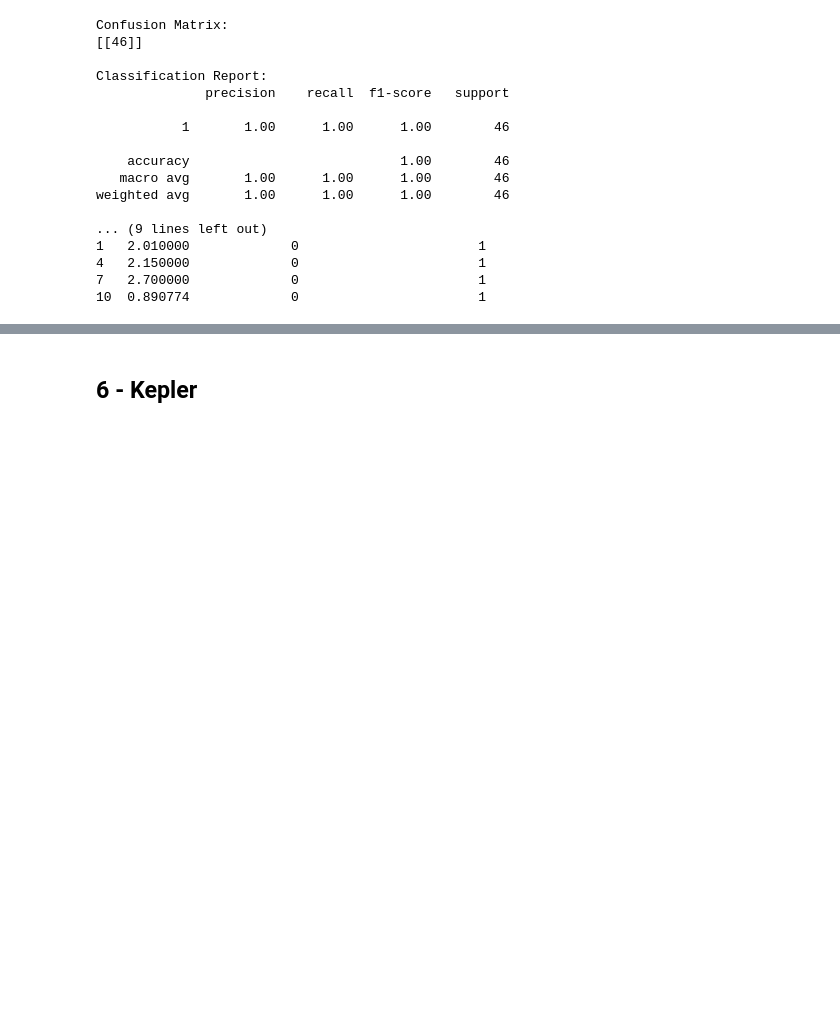
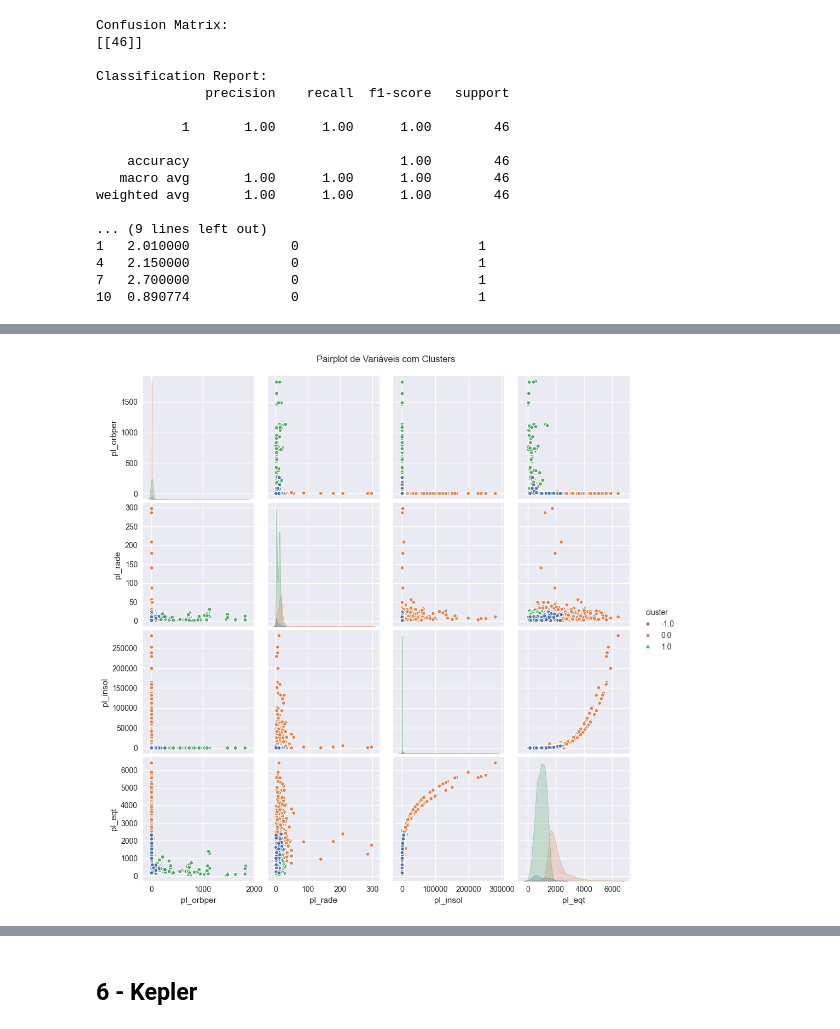
Before and after one commit to albertoseleto/exoplanets-classifier, a Jupyter notebook: thesis.ipynb, the cells around one changed output, grey strips where cells are left out. Drawn from its saved outputs; the diff is of its cells as text; code cells hidden in the pictures; blank space fills up the shorter version.

Commit message:
kmeans model upgrades

```diff
--- a/thesis.ipynb
+++ b/thesis.ipynb
@@ -863,0 +839,85 @@ Name: count, dtype: int64
+# %%
+import pandas as pd
+import numpy as np
+from sklearn.preprocessing import StandardScaler
+from sklearn.cluster import KMeans
+import matplotlib.pyplot as plt
+import seaborn as sns
+from itertools import combinations
+
+# Supondo que df_tess_ml e df_tess_confirmed já estejam definidos e pré-processados
+columns_to_use = [
+    'pl_orbper',      # Período Orbital do Planeta [dias]
+    'pl_rade',        # Raio do Planeta [R_Terra]
+    'pl_insol',       # Insolação do Planeta [fluxo da Terra]
+    'pl_eqt',         # Temperatura de Equilíbrio do Planeta [K]
+
+]
+
+# Concatenar os dados
+df_tess_ml = df_filter_tess_2[columns_to_use].dropna()
+df_tess_ml['soltype'] = np.nan
+df_tess_confirmed2 = df_tess_confirmed[columns_to_use + ['soltype']].dropna()
+df_combined = pd.concat([df_tess_ml, df_tess_confirmed2], ignore_index=True)
+
+# Adicionar rótulos reais aos dados combinados
+df_combined['is_exoplanet'] = df_combined['soltype'].apply(lambda x: 1 if x == 'Published Confirmed' else 0)
+print(df_combined['is_exoplanet'].value_counts())
+
+# Escalar as características
+scaler = StandardScaler()
+X_scaled = scaler.fit_transform(df_combined[columns_to_use])
+
+# Aplicar K-Means clustering apenas nas linhas que têm soltype como NaN (dados de df_tess_ml)
+kmeans = KMeans(n_clusters=2, random_state=42)
+df_combined.loc[df_combined['soltype'].isna(), 'cluster'] = kmeans.fit_predict(X_scaled[df_combined['soltype'].isna()])
+
+# Adicionar os clusters ao df_tess_ml e df_tess_confirmed
+df_tess_ml['cluster'] = df_combined.loc[df_combined['soltype'].isna(), 'cluster'].values
+df_tess_confirmed2['cluster'] = -1  # Usar um valor distinto para os confirmados
+
+# Concatenar novamente para visualização
+df_visualization = pd.concat([df_tess_ml, df_tess_confirmed2], ignore_index=True)
+
+# Garantir que a coluna 'is_exoplanet' esteja presente no DataFrame de visualização
+df_visualization['is_exoplanet'] = df_combined['is_exoplanet']
+print(df_visualization['cluster'].value_counts())
+'''
+# Gerar gráficos separados para cada par de variáveis
+for (col1, col2) in combinations(columns_to_use, 2):
+    plt.figure(figsize=(8, 6))
+    sns.scatterplot(
+        data=df_visualization,
+        x=col1,
+        y=col2,
+        hue='cluster',
+        style='cluster',
+        markers={-1: '.', 0: '.', 1: '.'},
+        palette='deep',
+        s=100
+    )
+    plt.title(f'{col1} vs {col2}')
+    plt.xlabel(col1)
+    plt.ylabel(col2)
+    plt.legend(title='Cluster / Exoplaneta Confirmado')
+    plt.show()
+'''
+
+# Configurar os marcadores para os clusters
+markers = { -1: '.', 0: '.', 1: '.' }
+
+# Criar um pairplot para mostrar todos os gráficos juntos
+sns.pairplot(
+    df_visualization,
+    vars=columns_to_use,
+    hue='cluster',
+    palette='deep',
+    markers=[markers[cluster] for cluster in df_visualization['cluster'].unique()],
+    plot_kws={'s': 100}
+)
+
+plt.suptitle('Pairplot de Variáveis com Clusters', y=1.02)
+plt.show()
+
+df_visualization
+# %% [output]
@@ -863,0 +933 @@ Name: count, dtype: int64
+[figure, added]
```
Also changed, not shown: parts of 22 cells of this notebook.
